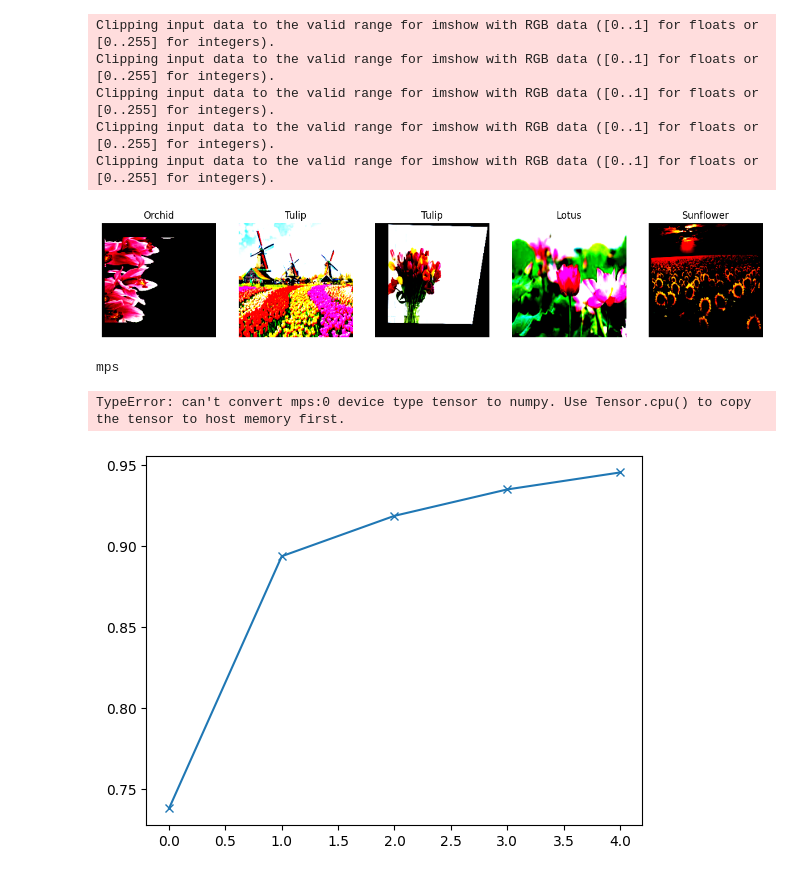
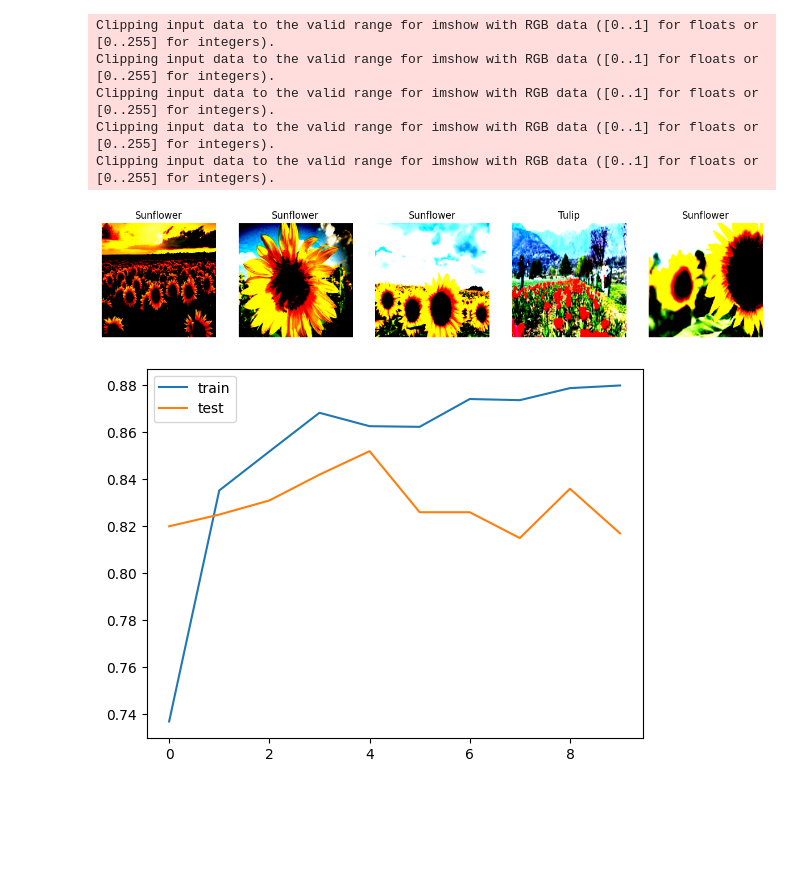
Before and after one commit to liamwan/flower-types-classification, a Jupyter notebook: 01_Flower_Type_Classification.ipynb, the cells around one changed output. Drawn from its saved outputs; the diff is of its cells as text; code cells hidden in the pictures; blank space fills up the shorter version.

Commit message:
First Accuracy Plot

```diff
--- a/01_Flower_Type_Classification.ipynb
+++ b/01_Flower_Type_Classification.ipynb
@@ -57,8 +68,7 @@ class FlowerDataset(Dataset):
     def __getitem__(self, idx):
         img = Image.open(self.img_list[idx])
         img = img.convert('RGB')
-        label = self.labels[idx]
-        label = self.classes_idx[label]
+        label = self.classes_idx[self.labels[idx]]
         if self.transform:
             img = self.transform(img)
         return img, label
@@ -69,36 +79,36 @@ transform=torchvision.transforms.Compose([
     # horizontal flip
     transforms.RandomHorizontalFlip(p=0.5),
     # jitter brightness, contrast and saturation
     transforms.ColorJitter(brightness=0.2, contrast=0.2, saturation=0.2),
     # randomly crop image
     transforms.RandomCrop(224, pad_if_needed=True, padding_mode='reflect'),
     # warp
     transforms.RandomPerspective(distortion_scale=0.3, p=0.6),
     transforms.Normalize(mean=[0.485, 0.456, 0.406],
                          std=[0.229, 0.224, 0.225])
 ])
 
 sample_dataset = FlowerDataset(img_list, labels, classes_idx, transform=transform)
 sample_loader = DataLoader(sample_dataset, batch_size=10, shuffle=True)
 
-# visualize a batch of images using the dataloader
+# visualize a batch of images using the data loader
 def show_batch_images(dataloader):
     images, labels = next(iter(dataloader))
-    fig, axes = plt.subplots(figsize=(15, 10), ncols=5)
+    fig, axes = plt.subplots(figsize=(15, 15), ncols=5)
     for i in range(5):
         axes[i].imshow(images[i].permute(1, 2, 0))
         axes[i].set_title(classes[labels[i]])
         axes[i].axis('off')
     plt.show()
 
 show_batch_images(sample_loader)
 # %% [output]
 Clipping input data to the valid range for imshow with RGB data ([0..1] for floats or [0..255] for integers).
 Clipping input data to the valid range for imshow with RGB data ([0..1] for floats or [0..255] for integers).
 Clipping input data to the valid range for imshow with RGB data ([0..1] for floats or [0..255] for integers).
 Clipping input data to the valid range for imshow with RGB data ([0..1] for floats or [0..255] for integers).
 Clipping input data to the valid range for imshow with RGB data ([0..1] for floats or [0..255] for integers).
-[figure, old version]
+[figure, new version]
 # %%
 X_train, X_test, y_train, y_test = train_test_split(img_list, labels, test_size=0.2, random_state=42)
 # %%
@@ -125,14 +135,3 @@ class MyResNet(nn.Module):
 
     def forward(self, xb):
         return self.resnet50(xb)
-# %%
-if torch.cuda.is_available():
-    device = torch.device("cuda")
-elif torch.backends.mps.is_available():
-    device = torch.device("mps")
-else:
-    device = torch.device("cpu")
-
-print(device)
-# %% [output]
-mps
@@ -180,11 +176,10 @@ def train_epoch(model, optimizer, x, y):
         accuracies.append(accuracy)
     return losses, np.mean(accuracies), get_accuracy(model, test_loader)
 # %%
-model = MyResNet()
+model = MyResNet().to(device)
 optimizer = torch.optim.Adam(model.parameters(), lr=lr)
-model = model.to(device)
 
-EPOCHS = 5
+EPOCHS = 10
 train_accs=[]
 test_accs=[]
 
@@ -195,14 +190,10 @@ for epoch in bar:
     test_accs.append(test_acc)
     bar.set_description(f'Epoch: {epoch+1}, Train Acc: {train_acc:.5f}, Test Acc: {test_acc:.5f}')
 
-# plot the training and test accuracies
-plt.plot(train_accs, '-x', label='Training')
-plt.plot(test_accs, '-o', label='Test')
-plt.xlabel('Epoch')
-plt.ylabel('Accuracy')
+# plot the training and test accuracies with mps
+plt.plot(train_accs, label='train')
+plt.plot(test_accs, label='test')
 plt.legend()
-plt.title('Training and Test Accuracy')
 plt.show()
 # %% [output]
-TypeError: can't convert mps:0 device type tensor to numpy. Use Tensor.cpu() to copy the tensor to host memory first.
-[figure, old version]
+[figure, new version]
```
Also changed, not shown: parts of 7 cells of this notebook.
